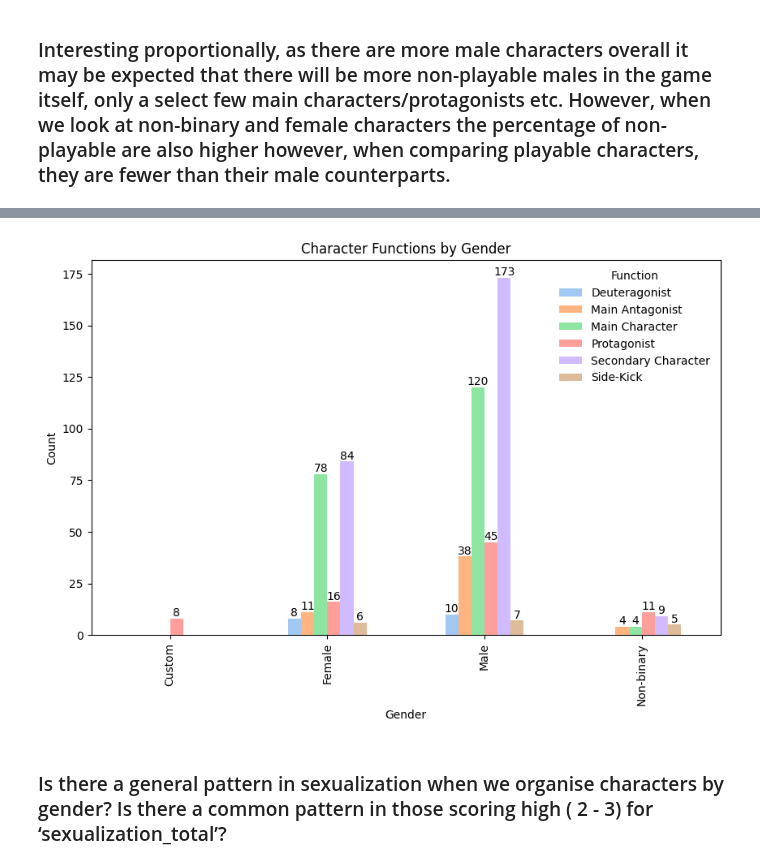
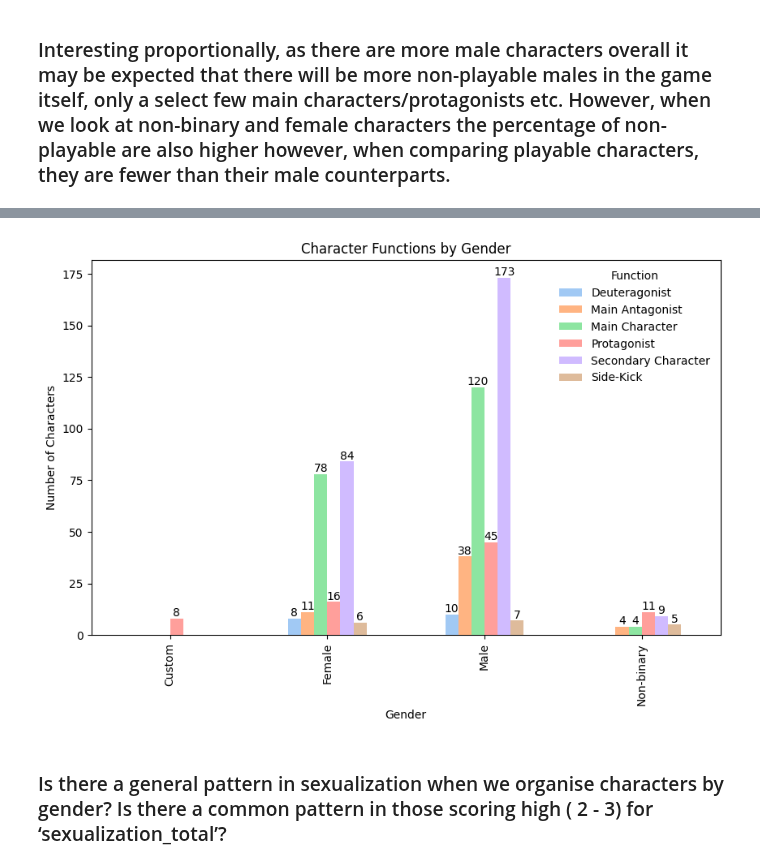
Before and after one commit to hayleyyryan/CFG_Degree_Project_Group_4, a Jupyter notebook: notebooks/archive/character_and_sexualization.ipynb, the cells around one changed output, grey strips where cells are left out. Cells and saved outputs as stored; diff of their text form; code cells hidden in the pictures.

```diff
--- a/notebooks/archive/character_and_sexualization.ipynb
+++ b/notebooks/archive/character_and_sexualization.ipynb
@@ -398,28 +398,28 @@ Name: proportion, dtype: object
 # %%
 
 # pastel theme
 gender_play_age_bar = df_char[['Gender', 'Function']].value_counts().unstack()
 colors = sns.color_palette('pastel', n_colors=gender_play_age_bar.shape[1])
 
 ax = gender_play_age_bar.plot(kind='bar', color=colors, figsize=(10, 6))
 
 # adjusting mayus on first character
 mylabels = ['Deuteragonist', 'Main Antagonist', 'Main Character', 'Protagonist', 'Secondary Character', 'Side-Kick']
 ax.legend(labels=mylabels, title='Function', loc='upper right', bbox_to_anchor=(1, 1), frameon=False)
 
 # labels and tittle
 ax.set_xlabel('Gender')
-ax.set_ylabel('Count')
+ax.set_ylabel('Number of Characters')
 ax.set_title('Character Functions by Gender')
 
 # if value = 0 won't show anything
 for container in ax.containers:
     ax.bar_label(container, label_type='edge', fontsize=10, labels=[f'{int(v)}' if v > 0 else '' for v in container.datavalues])
 
 
 plt.show()
 # %% [output]
-[figure, old version]
+[figure, new version]
 # %% [markdown]
 ### Is there a general pattern in sexualization when we organise characters by gender? Is there a common pattern in those scoring high ( 2 - 3) for ‘sexualization_total’?
 # %%
```
Also changed, not shown: parts of 2 cells of this notebook.
